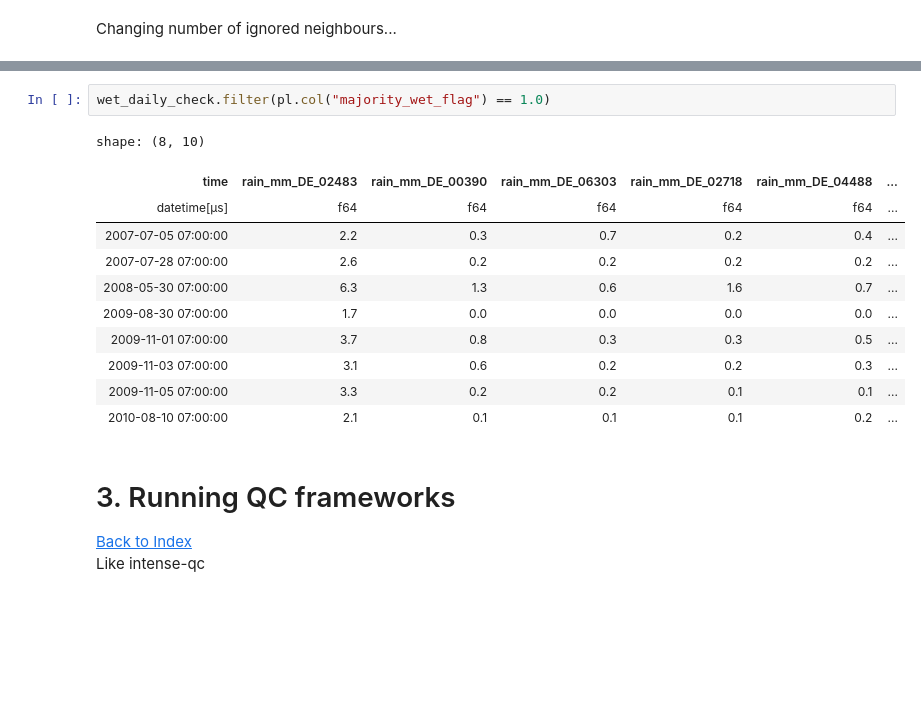
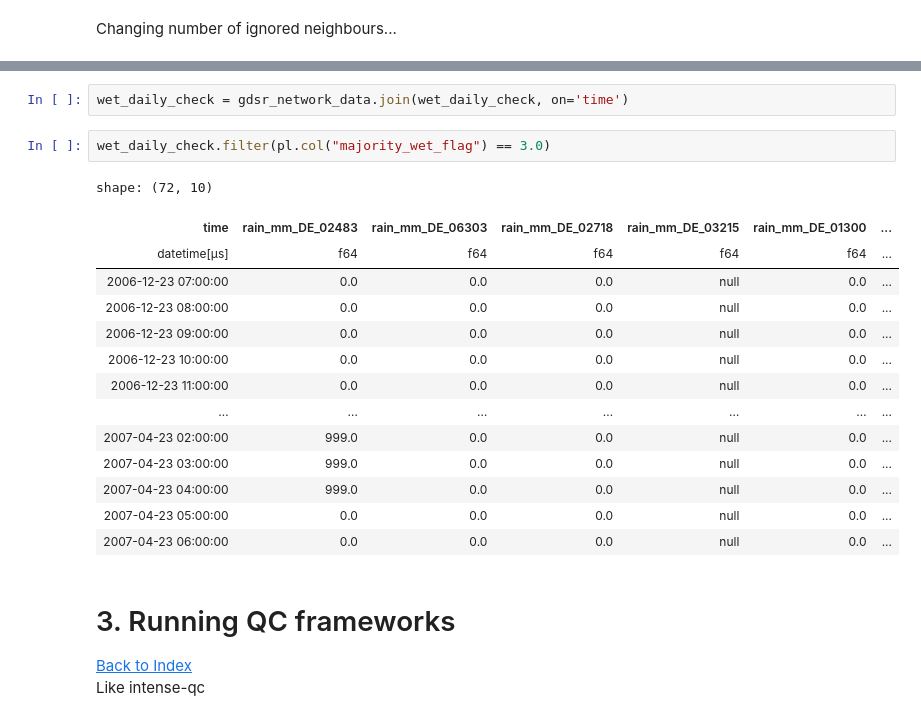
Before and after one commit to Thomasjkeel/RainfallQC-notebooks, a Jupyter notebook: notebooks/demo/rainfallQC_demo.ipynb, the cells around one changed output, grey strips where cells are left out. Cells and saved outputs as stored; diff of their text form; blank space fills up the shorter version.

```diff
--- a/notebooks/demo/rainfallQC_demo.ipynb
+++ b/notebooks/demo/rainfallQC_demo.ipynb
@@ -560,17 +598,22 @@ shape: (5, 2)
+# %%
+wet_daily_check = gdsr_network_data.join(wet_daily_check, on='time')
 # %%
-wet_daily_check.filter(pl.col("majority_wet_flag") == 1.0)
+wet_daily_check.filter(pl.col("majority_wet_flag") == 3.0)
 # %% [output]
-shape: (8, 10)
+shape: (72, 10)
-| time | rain_mm_DE_02483 | rain_mm_DE_00390 | rain_mm_DE_06303 | rain_mm_DE_02718 | rain_mm_DE_04488 | ... |
+| time | rain_mm_DE_02483 | rain_mm_DE_06303 | rain_mm_DE_02718 | rain_mm_DE_03215 | rain_mm_DE_01300 | ... |
 | datetime[μs] | f64 | f64 | f64 | f64 | f64 | ... |
-| 2007-07-05 07:00:00 | 2.2 | 0.3 | 0.7 | 0.2 | 0.4 | ... |
-| 2007-07-28 07:00:00 | 2.6 | 0.2 | 0.2 | 0.2 | 0.2 | ... |
-| 2008-05-30 07:00:00 | 6.3 | 1.3 | 0.6 | 1.6 | 0.7 | ... |
-| 2009-08-30 07:00:00 | 1.7 | 0.0 | 0.0 | 0.0 | 0.0 | ... |
-| 2009-11-01 07:00:00 | 3.7 | 0.8 | 0.3 | 0.3 | 0.5 | ... |
-| 2009-11-03 07:00:00 | 3.1 | 0.6 | 0.2 | 0.2 | 0.3 | ... |
-| 2009-11-05 07:00:00 | 3.3 | 0.2 | 0.2 | 0.1 | 0.1 | ... |
-| 2010-08-10 07:00:00 | 2.1 | 0.1 | 0.1 | 0.1 | 0.2 | ... |
+| 2006-12-23 07:00:00 | 0.0 | 0.0 | 0.0 | null | 0.0 | ... |
+| 2006-12-23 08:00:00 | 0.0 | 0.0 | 0.0 | null | 0.0 | ... |
+| 2006-12-23 09:00:00 | 0.0 | 0.0 | 0.0 | null | 0.0 | ... |
+| 2006-12-23 10:00:00 | 0.0 | 0.0 | 0.0 | null | 0.0 | ... |
+| 2006-12-23 11:00:00 | 0.0 | 0.0 | 0.0 | null | 0.0 | ... |
+| … | … | … | … | … | … | ... |
+| 2007-04-23 02:00:00 | 999.0 | 0.0 | 0.0 | null | 0.0 | ... |
+| 2007-04-23 03:00:00 | 999.0 | 0.0 | 0.0 | null | 0.0 | ... |
+| 2007-04-23 04:00:00 | 999.0 | 0.0 | 0.0 | null | 0.0 | ... |
+| 2007-04-23 05:00:00 | 0.0 | 0.0 | 0.0 | null | 0.0 | ... |
+| 2007-04-23 06:00:00 | 0.0 | 0.0 | 0.0 | null | 0.0 | ... |
 # %% [markdown]
 # 3. Running QC frameworks
 [Back to Index](#index)
```
Also changed, not shown: parts of 24 cells of this notebook.
